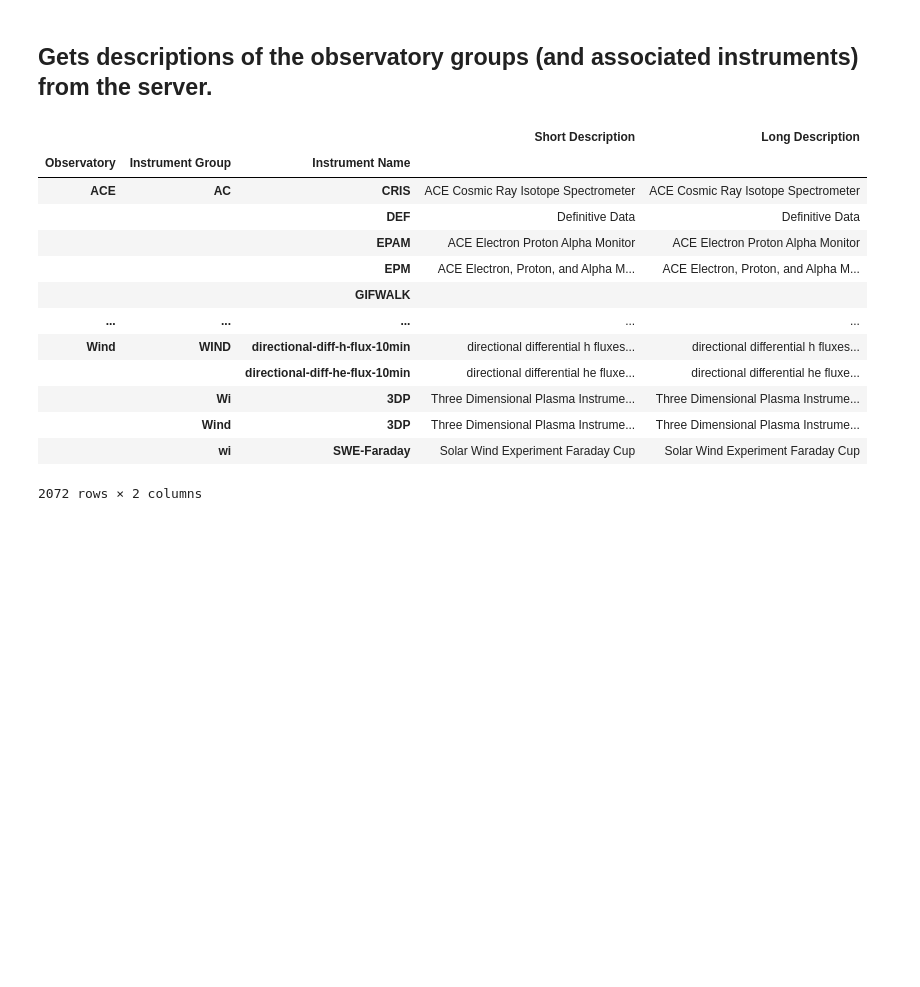
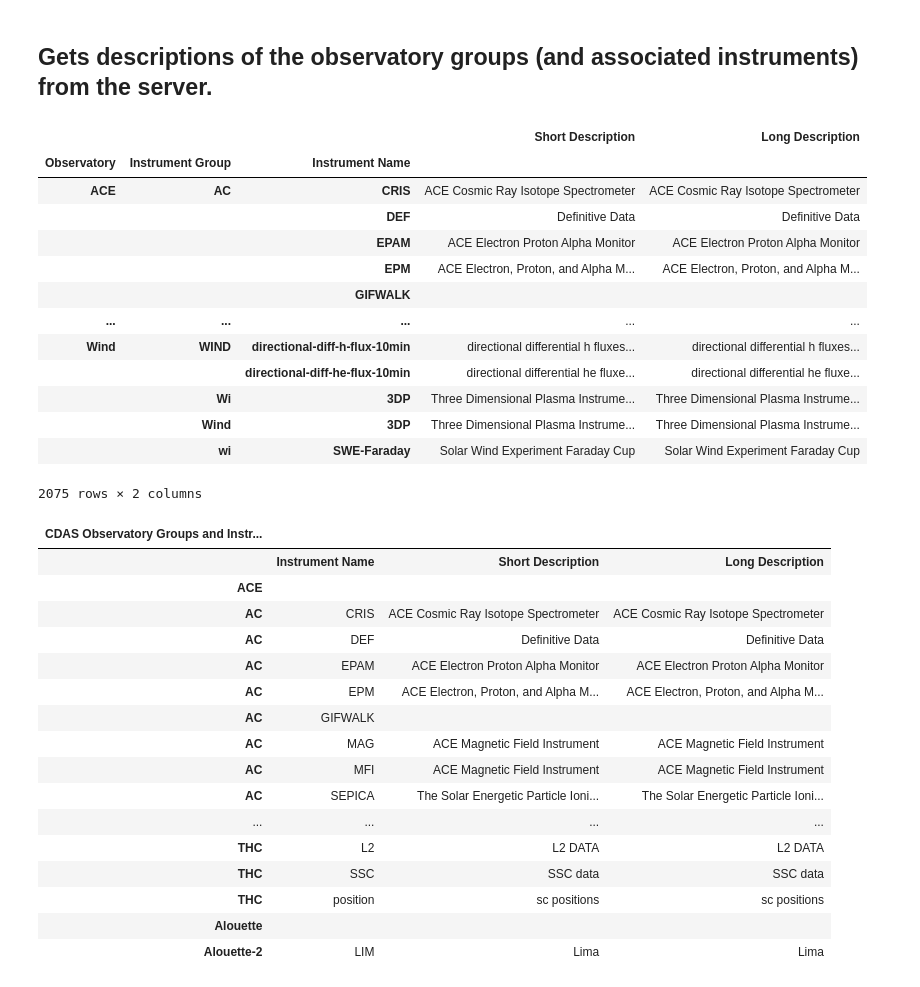
Before and after one commit to Beforerr/space-analysis.py, a Jupyter notebook: nbs/examples/01_cdas.ipynb, the cells around one changed output. Drawn from its saved outputs; the diff is of its cells as text; code cells hidden in the pictures; blank space fills up the shorter version.

```diff
--- a/nbs/examples/01_cdas.ipynb
+++ b/nbs/examples/01_cdas.ipynb
@@ -86,2 +88,6 @@ The following code demontrates how to get a list of datasets.
 # %%
-obs_groups_and_instrs = cdas.get_observatory_groups_and_instruments()
+obs_groups_and_instrs, file = produce_or_load(
+    cdas.get_observatory_groups_and_instruments,
+    filename="obs_groups_and_instrs",
+    suffix="json",
+)
@@ -108,14 +107,12 @@ for observatory in obs_groups_and_instrs:
             })
 
 # Convert to DataFrame
-df = pd.DataFrame(rows)
+obs_groups_instrs_df = pd.DataFrame(rows)
 
 # Step 2: Adjust Column Multi-Index Creation
 index_columns = ['Observatory', 'Instrument Group', 'Instrument Name']
-index = pd.MultiIndex.from_frame(df[index_columns])
-obs_groups_instrs_df = df.drop(columns=index_columns).set_index(index)
-
-obs_groups_instrs_df
+index = pd.MultiIndex.from_frame(obs_groups_instrs_df[index_columns])
+obs_groups_instrs_df.drop(columns=index_columns).set_index(index)
 # %% [output]
 |  |  |  | Short Description | Long Description |
 | Observatory | Instrument Group | Instrument Name |  |  |
@@ -130,9 +127,27 @@ obs_groups_instrs_df
 |  | Wi | 3DP | Three Dimensional Plasma Instrume... | Three Dimensional Plasma Instrume... |
 |  | Wind | 3DP | Three Dimensional Plasma Instrume... | Three Dimensional Plasma Instrume... |
 |  | wi | SWE-Faraday | Solar Wind Experiment Faraday Cup | Solar Wind Experiment Faraday Cup |
-2072 rows × 2 columns
+2075 rows × 2 columns
 # %%
 # Display it beautifully
-GT(obs_groups_instrs_df.head(100), rowname_col='Instrument Group', groupname_col='Observatory').tab_header(
+GT(obs_groups_instrs_df.head(30), rowname_col='Instrument Group', groupname_col='Observatory').tab_header(
     title="CDAS Observatory Groups and Instruments",
 )
+# %% [output]
+| CDAS Observatory Groups and Instr... |  |  |  |
+|  | Instrument Name | Short Description | Long Description |
+| ACE |  |  |  |
+| AC | CRIS | ACE Cosmic Ray Isotope Spectrometer | ACE Cosmic Ray Isotope Spectrometer |
+| AC | DEF | Definitive Data | Definitive Data |
+| AC | EPAM | ACE Electron Proton Alpha Monitor | ACE Electron Proton Alpha Monitor |
+| AC | EPM | ACE Electron, Proton, and Alpha M... | ACE Electron, Proton, and Alpha M... |
+| AC | GIFWALK |  |  |
+| AC | MAG | ACE Magnetic Field Instrument | ACE Magnetic Field Instrument |
+| AC | MFI | ACE Magnetic Field Instrument | ACE Magnetic Field Instrument |
+| AC | SEPICA | The Solar Energetic Particle Ioni... | The Solar Energetic Particle Ioni... |
+| ... | ... | ... | ... |
+| THC | L2 | L2 DATA | L2 DATA |
+| THC | SSC | SSC data | SSC data |
+| THC | position | sc positions | sc positions |
+| Alouette |  |  |  |
+| Alouette-2 | LIM | Lima | Lima |
```
Also changed, not shown: parts of 10 cells of this notebook, 37 other files.
